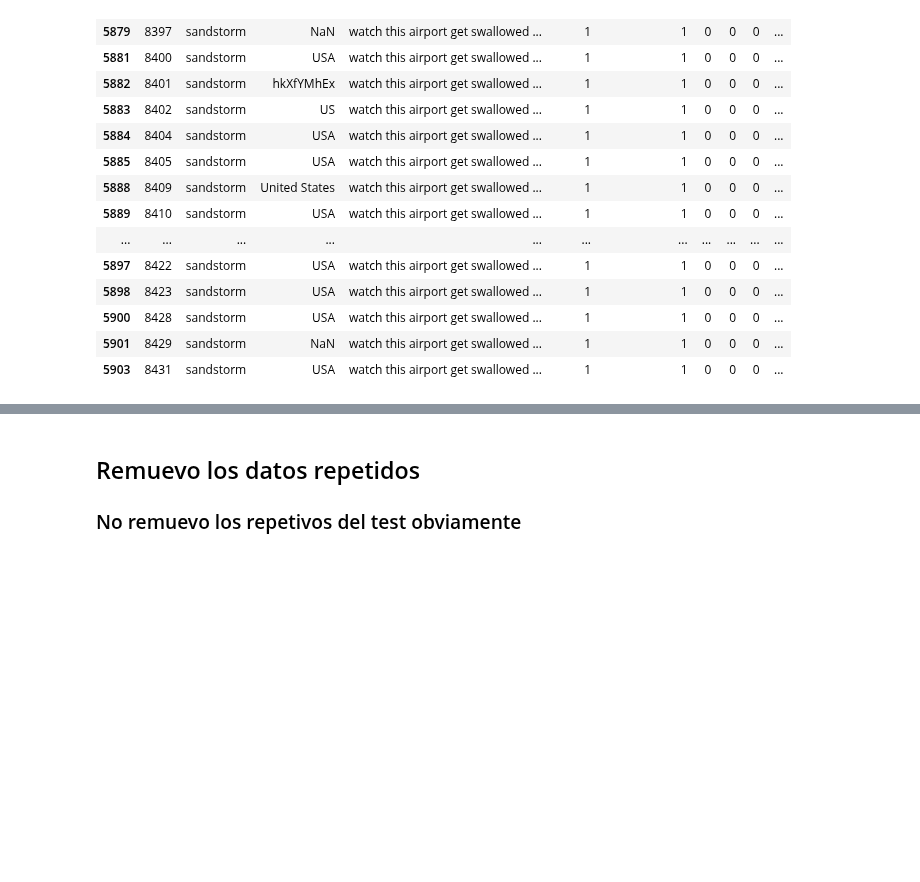
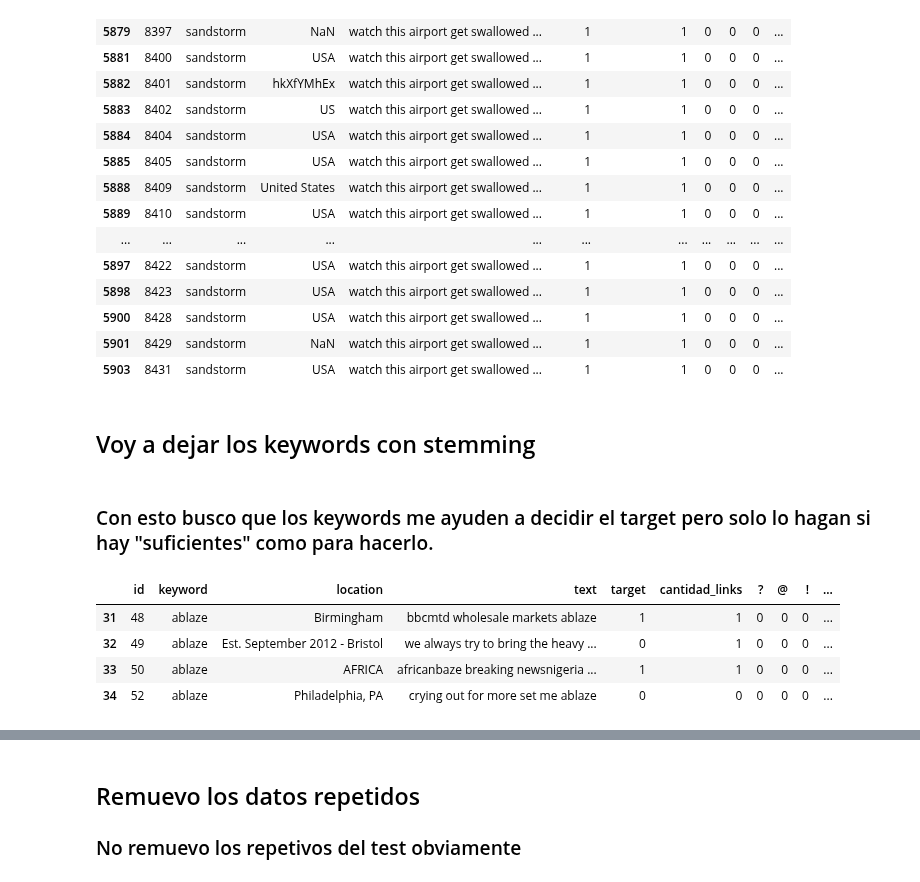
Before and after one commit to andi-carretero/TP2_Datos, a Jupyter notebook: Data_cleanner_con_stemming_en_textos.ipynb, the cells around one changed output, grey strips where cells are left out. Saved outputs shown, nothing was run; the diff lists cells and outputs as text; code cells hidden in the pictures; blank space fills up the shorter version.

```diff
--- a/Data_cleanner_con_stemming_en_textos.ipynb
+++ b/Data_cleanner_con_stemming_en_textos.ipynb
@@ -204,3 +204,16 @@ train_limpio.nlargest(20,'repeticiones')
 | 5900 | 8428 | sandstorm | USA | watch this airport get swallowed ... | 1 | 1 | 0 | 0 | 0 | ... |
 | 5901 | 8429 | sandstorm | NaN | watch this airport get swallowed ... | 1 | 1 | 0 | 0 | 0 | ... |
 | 5903 | 8431 | sandstorm | USA | watch this airport get swallowed ... | 1 | 1 | 0 | 0 | 0 | ... |
+# %% [markdown]
+## Voy a dejar los keywords con stemming
+# %% [markdown]
+### Con esto busco que los keywords me ayuden a decidir el target pero solo lo hagan si hay "suficientes" como para hacerlo.
+# %%
+rowsWithNonNullKeyword = train_limpio.loc[train_limpio.keyword.notnull()]
+rowsWithNonNullKeyword[:4]
+# %% [output]
+|  | id | keyword | location | text | target | cantidad_links | ? | @ | ! | ... |
+| 31 | 48 | ablaze | Birmingham | bbcmtd wholesale markets ablaze | 1 | 1 | 0 | 0 | 0 | ... |
+| 32 | 49 | ablaze | Est. September 2012 - Bristol | we always try to bring the heavy ... | 0 | 1 | 0 | 0 | 0 | ... |
+| 33 | 50 | ablaze | AFRICA | africanbaze breaking newsnigeria ... | 1 | 1 | 0 | 0 | 0 | ... |
+| 34 | 52 | ablaze | Philadelphia, PA | crying out for more set me ablaze | 0 | 0 | 0 | 0 | 0 | ... |
```
Also changed, not shown: parts of 28 cells of this notebook, 2 other files.
